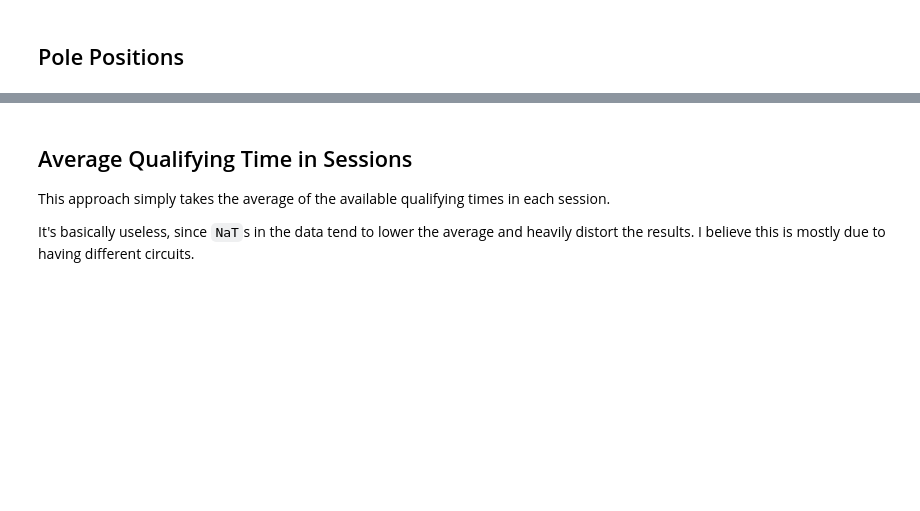
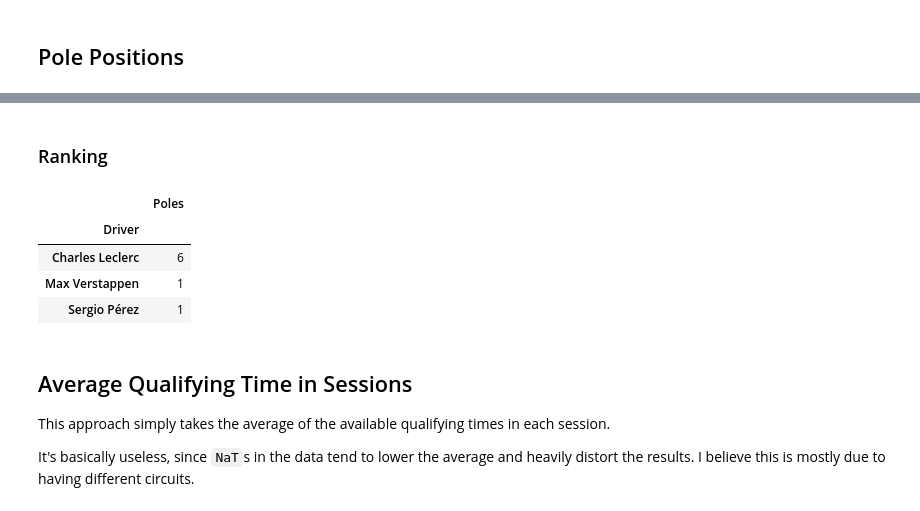
Before and after one commit to meunomemauricio/f1_data, a Jupyter notebook: notebooks/2022_qualifying.ipynb, the cells around one changed output, grey strips where cells are left out. Saved outputs shown, nothing was run; the diff lists cells and outputs as text; code cells hidden in the pictures; blank space fills up the shorter version.

Commit message:
Add Pole Position ranking

```diff
--- a/notebooks/2022_qualifying.ipynb
+++ b/notebooks/2022_qualifying.ipynb
@@ -81,3 +82,16 @@ poles[["gp_name", "code", "name", "q3"]].rename(columns={
+# %% [markdown]
+### Ranking
+# %%
+ranking = poles.groupby("name").count()["q3"]
+ranking_df = pd.DataFrame(ranking).rename(columns={"q3": "Poles"})
+ranking_df.index.rename("Driver", inplace=True)
+ranking_df.sort_values(["Poles", "Driver"], ascending=[False, True])
+# %% [output]
+|  | Poles |
+| Driver |  |
+| Charles Leclerc | 6 |
+| Max Verstappen | 1 |
+| Sergio Pérez | 1 |
 # %% [markdown]
 ## Average Qualifying Time in Sessions
 
```
Also changed, not shown: parts of 3 cells of this notebook, 2 other files.
